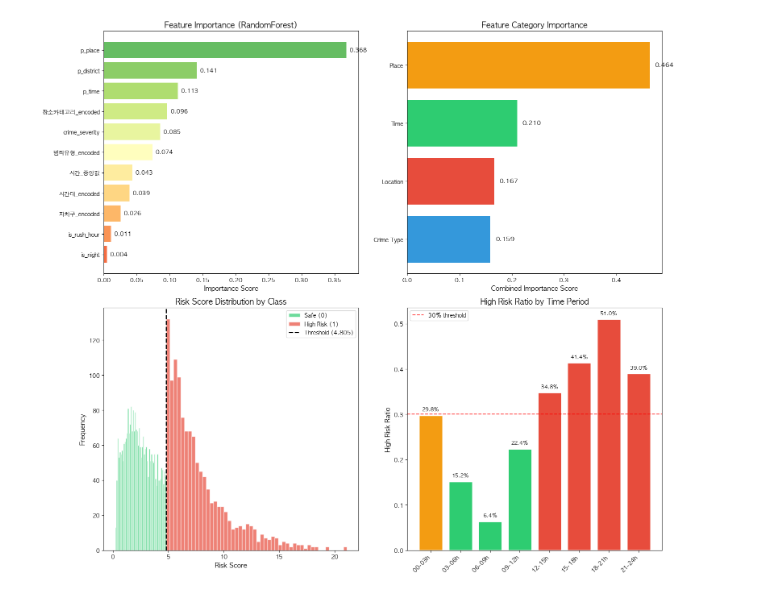
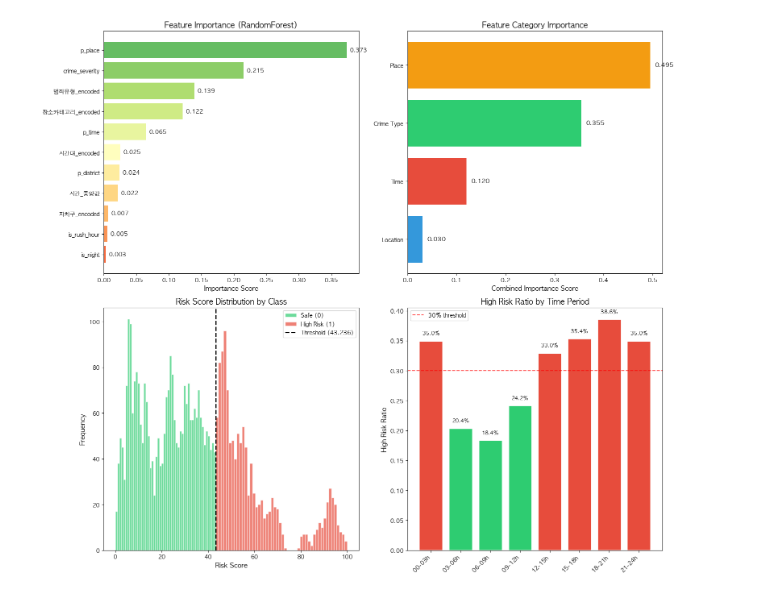
Before and after one commit to HeySiriLee/Crime-Risk-Prediction-Analysis, a Jupyter notebook: final_code/3_feature_engineering_and_model.ipynb, the cells around one changed output. Cells and saved outputs as stored; diff of their text form; code cells hidden in the pictures.

```diff
--- a/final_code/3_feature_engineering_and_model.ipynb
+++ b/final_code/3_feature_engineering_and_model.ipynb
@@ -237,36 +237,13 @@ print(f"   (25 자치구 × 5 범죄유형 × 4 장소 × 8 시간대)")
 df_combinations = pd.DataFrame(combinations,
                                columns=['자치구', '범죄유형', '장소카테고리', '시간대'])
 
-# 발생 확률 점수 계산
-def calculate_risk_score(row):
-    crime = row['범죄유형']
-    district = row['자치구']
-    place = row['장소카테고리']
-    time = row['시간대']
+# ============================================================================
+# 개별 확률 계산 및 저장 (먼저!)
+# ============================================================================
 
-    # 각 요소별 확률
-    p_district = district_prob_dict.get(crime, {}).get(district, 0.04)
-    p_place = place_prob_dict.get(crime, {}).get(place, 0.25)
-    p_time = time_prob_dict.get(crime, {}).get(time, 0.125)
+print("   ⏳ 개별 확률 계산 중...")
 
-    # 범죄 유형별 기본 위험도 가중치
-    crime_weight = {
-        '살인': 5.0,
-        '강도': 4.0,
-        '성폭력': 3.5,
-        '폭력': 2.0,
-        '절도': 1.5
-    }
-
-    # 종합 위험 점수 (가중 확률)
-    risk_score = p_district * p_place * p_time * crime_weight.get(crime, 1.0) * 1000
-
-    return risk_score
-
-print("   ⏳ 위험 점수 계산 중...")
-df_combinations['risk_score'] = df_combinations.apply(calculate_risk_score, axis=1)
-
-# 개별 확률도 저장
+# 각 확률을 별도 컬럼으로 저장
 df_combinations['p_district'] = df_combinations.apply(
     lambda x: district_prob_dict.get(x['범죄유형'], {}).get(x['자치구'], 0.04), axis=1)
 df_combinations['p_place'] = df_combinations.apply(
@@ -274,7 +251,47 @@ df_combinations['p_place'] = df_combinations.apply(
 df_combinations['p_time'] = df_combinations.apply(
     lambda x: time_prob_dict.get(x['범죄유형'], {}).get(x['시간대'], 0.125), axis=1)
 
-print(f"✅ 시뮬레이션 데이터셋 생성 완료: {df_combinations.shape}")
+print("   ✅ 개별 확률 계산 완료")
+
+# ============================================================================
+# risk_score2 계산 및 스케일링
+# ============================================================================
+
+from sklearn.preprocessing import MinMaxScaler
+
+def calculate_risk_score_v2(row):
+    """덧셈 기반 위험 점수 계산"""
+    crime = row['범죄유형']
+
+    # 이미 계산된 확률 사용
+    p_district = row['p_district']
+    p_place = row['p_place']
+    p_time = row['p_time']
+
+    crime_weight = {
+        '살인': 5.0, '강도': 4.0, '성폭력': 3.5, '폭력': 2.0, '절도': 1.5
+    }
+
+    # 덧셈 방식 (원본)
+    risk_score = (p_district + p_place + p_time) * crime_weight.get(crime, 1.0) * 1000
+
+    return risk_score
+
+# risk_score2 계산
+print("\n   ⏳ risk_score2 계산 중...")
+df_combinations['risk_score2'] = df_combinations.apply(calculate_risk_score_v2, axis=1)
+
+# Min-Max Scaling
+scaler = MinMaxScaler(feature_range=(0, 100))
+df_combinations['risk_score'] = scaler.fit_transform(df_combinations[['risk_score2']])
+
+print(f"\n✅ risk_score2 + Scaling 완료!")
+print(f"   원본 범위: [{df_combinations['risk_score2'].min():.2f}, {df_combinations['risk_score2'].max():.2f}]")
+print(f"   스케일 후 (risk_score): [0.00, 100.00]")
+
+print(f"\n✅ 시뮬레이션 데이터셋 생성 완료: {df_combinations.shape}")
+print(f"   컬럼: {list(df_combinations.columns)}")
+
 
 # ============================================================================
 # 4. 타겟 변수 생성 (위험 등급)
@@ -521,9 +538,9 @@ for bar, val in zip(bars3, time_risk.values):
              f'{val:.1%}', ha='center', fontsize=9)
 
 plt.tight_layout()
-plt.savefig('/Users/keumyoung/Desktop/luckyseven_crime-data-analysis/final_output/feature_importance_analysis.png', dpi=150, bbox_inches='tight',
+plt.savefig('../final_output/feature_importance_analysis_min_max.png', dpi=150, bbox_inches='tight',
             facecolor='white', edgecolor='none')
-print("\n✅ 시각화 저장: feature_importance_analysis.png")
+print("\n✅ 시각화 저장: feature_importance_analysis_min_max.png")
 
 # ============================================================================
 # 10. 최종 결과 요약
@@ -557,18 +574,18 @@ for cat, imp in sorted(group_importance.items(), key=lambda x: x[1], reverse=Tru
 print("\n" + "=" * 80)
 
 # CSV 저장
-df_final_ml.to_csv('/Users/keumyoung/Desktop/luckyseven_crime-data-analysis/final_output/df_final_ml.csv', index=False, encoding='cp949')
+df_final_ml.to_csv('../final_output/df_final_ml_min_max.csv', index=False, encoding='cp949')
 print("💾 학습용 데이터셋 저장: df_final_ml.csv")
 
 # Feature Importance 저장
-feature_importance.to_csv('/Users/keumyoung/Desktop/luckyseven_crime-data-analysis/final_output/feature_importance.csv', index=False)
+feature_importance.to_csv('../final_output/feature_importance_min_max.csv', index=False)
 print("💾 피처 중요도 저장: feature_importance.csv")
 
 # 모델 저장 (선택)
 import joblib
-joblib.dump(rf_model, '/Users/keumyoung/Desktop/luckyseven_crime-data-analysis/final_output/rf_crime_model.pkl')
-joblib.dump(label_encoders, '/Users/keumyoung/Desktop/luckyseven_crime-data-analysis/final_output/label_encoders.pkl')
-print("💾 모델 저장: rf_crime_model.pkl, label_encoders.pkl")
+joblib.dump(rf_model, '../final_output/rf_crime_model_min_max.pkl')
+joblib.dump(label_encoders, '../final_output/label_encoders_min_max.pkl')
+print("💾 모델 저장: rf_crime_model_min_max.pkl, label_encoders_min_max.pkl")
 
 print("\n✅ 모든 작업 완료!")
 # %% [output]
@@ -590,3 +607,3 @@ print("\n✅ 모든 작업 완료!")
 
 ✅ 모든 작업 완료!
-[figure, old version]
+[figure, new version]
```
Also changed, not shown: parts of 1 cell of this notebook, 5 other files.
